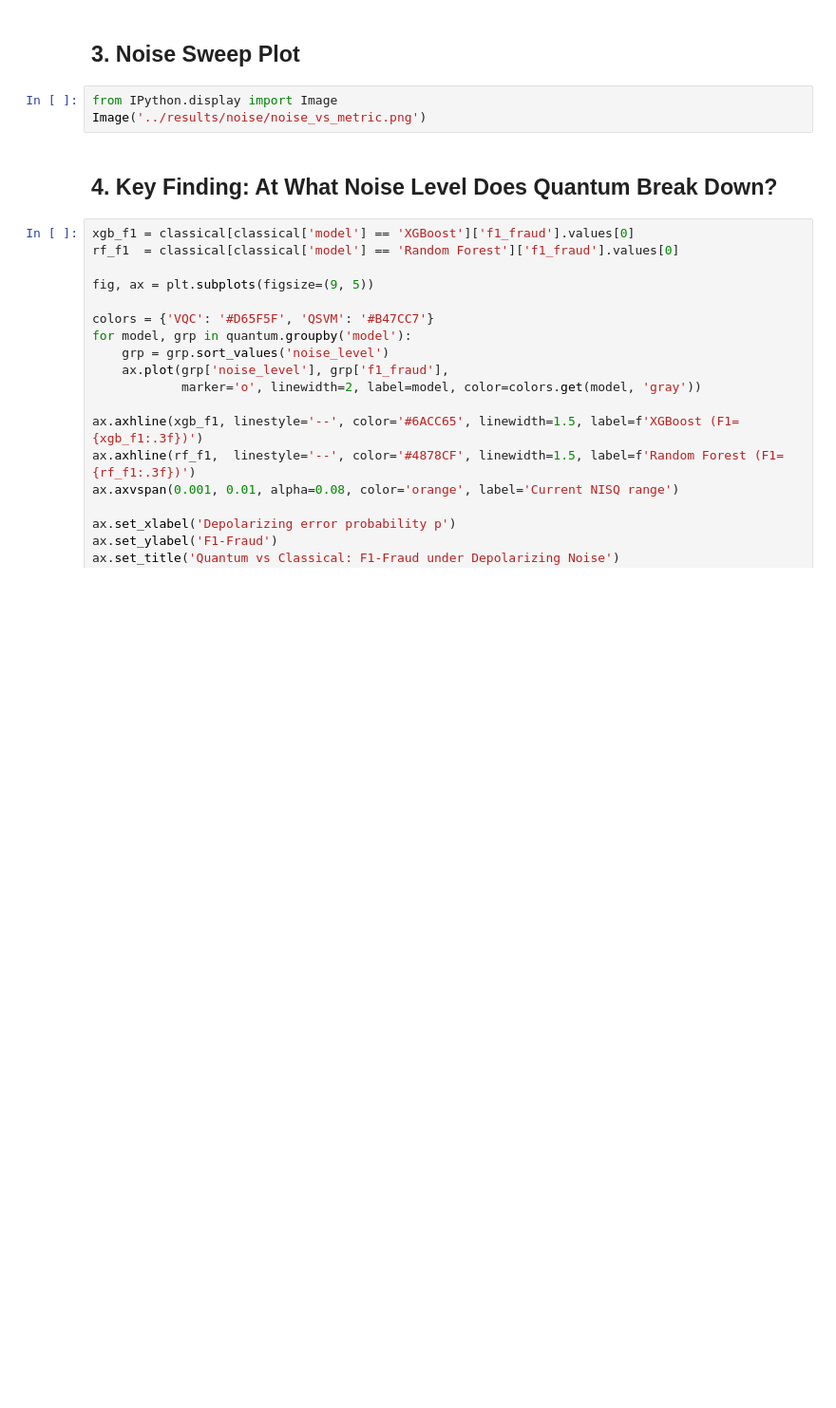
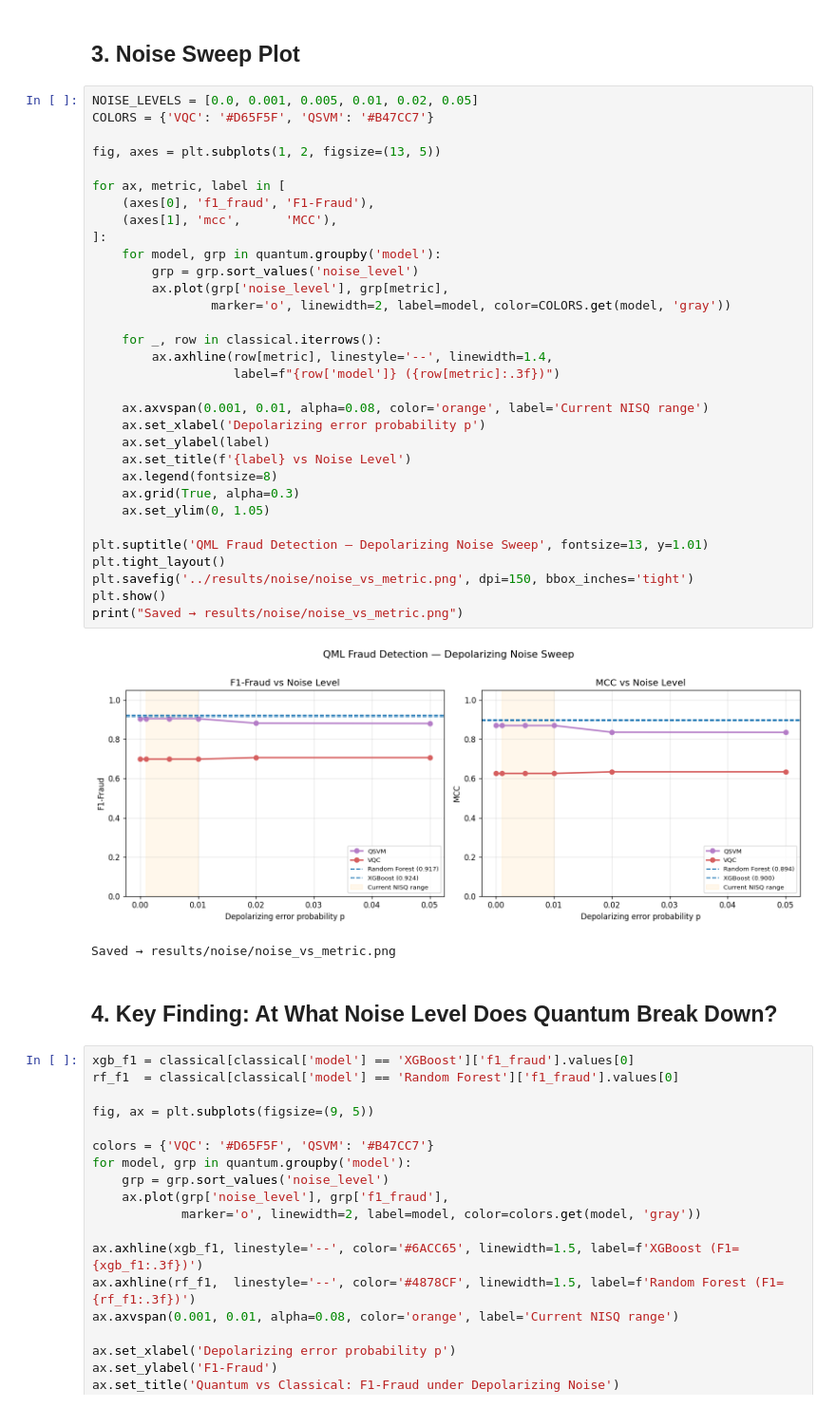
Before and after one commit to g8rdier/qml-fraud-detection-benchmark, a Jupyter notebook: notebooks/02_noise_sweep_results.ipynb, the cells around one changed output. Shown at 95% size. Drawn from its saved outputs; the diff is of its cells as text; blank space fills up the shorter version.

```diff
--- a/notebooks/02_noise_sweep_results.ipynb
+++ b/notebooks/02_noise_sweep_results.ipynb
@@ -55,8 +83,40 @@ print(pivot.round(3).to_string())
 # %% [markdown]
 ## 3. Noise Sweep Plot
-# %%
-from IPython.display import Image
-Image('../results/noise/noise_vs_metric.png')
+# %%
+NOISE_LEVELS = [0.0, 0.001, 0.005, 0.01, 0.02, 0.05]
+COLORS = {'VQC': '#D65F5F', 'QSVM': '#B47CC7'}
+
+fig, axes = plt.subplots(1, 2, figsize=(13, 5))
+
+for ax, metric, label in [
+    (axes[0], 'f1_fraud', 'F1-Fraud'),
+    (axes[1], 'mcc',      'MCC'),
+]:
+    for model, grp in quantum.groupby('model'):
+        grp = grp.sort_values('noise_level')
+        ax.plot(grp['noise_level'], grp[metric],
+                marker='o', linewidth=2, label=model, color=COLORS.get(model, 'gray'))
+
+    for _, row in classical.iterrows():
+        ax.axhline(row[metric], linestyle='--', linewidth=1.4,
+                   label=f"{row['model']} ({row[metric]:.3f})")
+
+    ax.axvspan(0.001, 0.01, alpha=0.08, color='orange', label='Current NISQ range')
+    ax.set_xlabel('Depolarizing error probability p')
+    ax.set_ylabel(label)
+    ax.set_title(f'{label} vs Noise Level')
+    ax.legend(fontsize=8)
+    ax.grid(True, alpha=0.3)
+    ax.set_ylim(0, 1.05)
+
+plt.suptitle('QML Fraud Detection — Depolarizing Noise Sweep', fontsize=13, y=1.01)
+plt.tight_layout()
+plt.savefig('../results/noise/noise_vs_metric.png', dpi=150, bbox_inches='tight')
+plt.show()
+print("Saved → results/noise/noise_vs_metric.png")
+# %% [output]
+[figure, added]
+Saved → results/noise/noise_vs_metric.png
 # %% [markdown]
 ## 4. Key Finding: At What Noise Level Does Quantum Break Down?
 # %%
```
Also changed, not shown: parts of 5 cells of this notebook, 1 other file.
